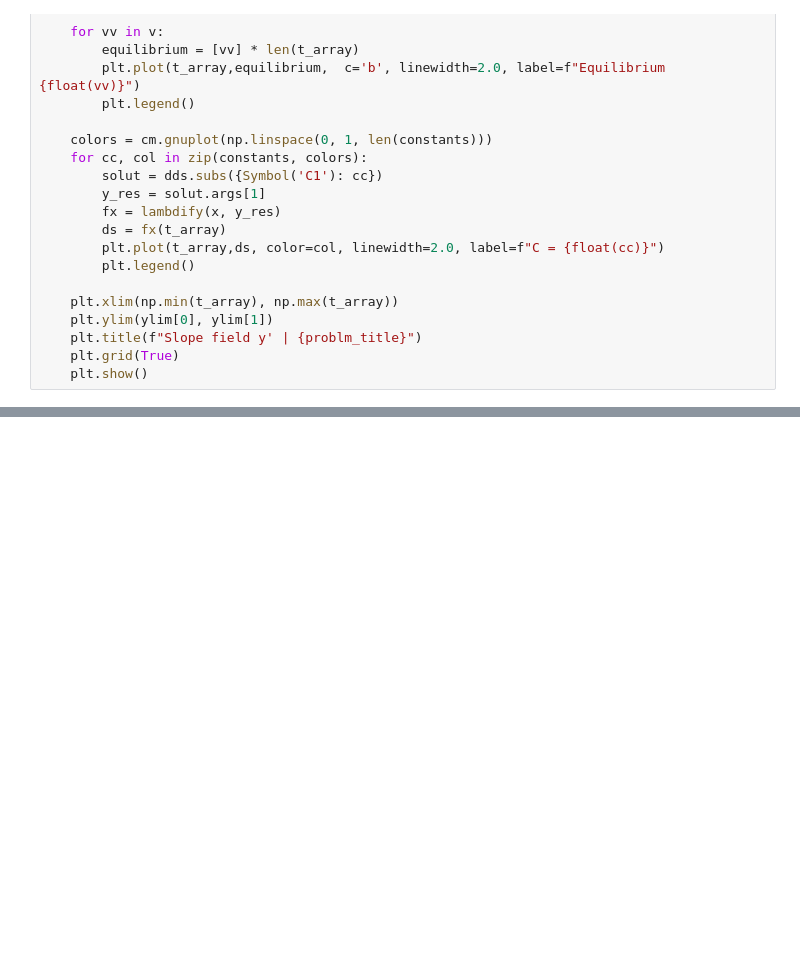
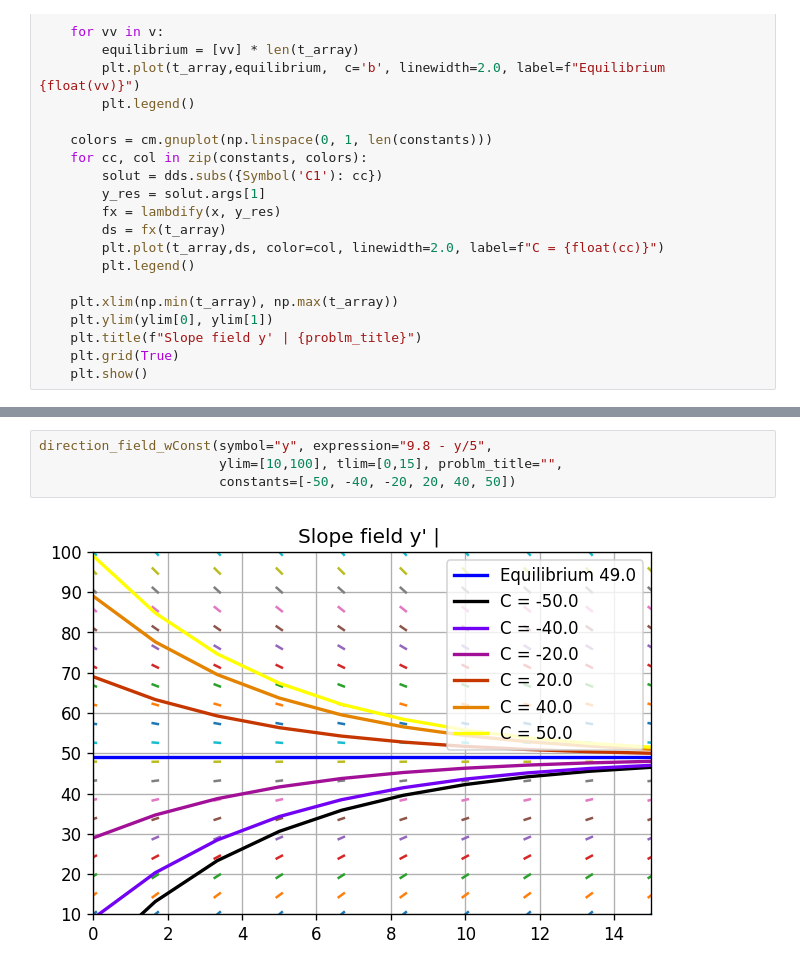
Before and after one commit to zemarchezi/BoyceDiPrima_DifferentialEq, a Jupyter notebook: Chapter_1.ipynb, the cells around one changed output, grey strips where cells are left out. Saved outputs shown, nothing was run; the diff lists cells and outputs as text; blank space fills up the shorter version.

```diff
--- a/Chapter_1.ipynb
+++ b/Chapter_1.ipynb
@@ -807,0 +920,6 @@ direction_field_wConst(symbol="y", expression="0.5*y - 450",
+# %%
+direction_field_wConst(symbol="y", expression="9.8 - y/5",
+                       ylim=[10,100], tlim=[0,15], problm_title="",
+                       constants=[-50, -40, -20, 20, 40, 50])
+# %% [output]
+[figure, added]
```
Also changed, not shown: parts of 8 cells of this notebook.
